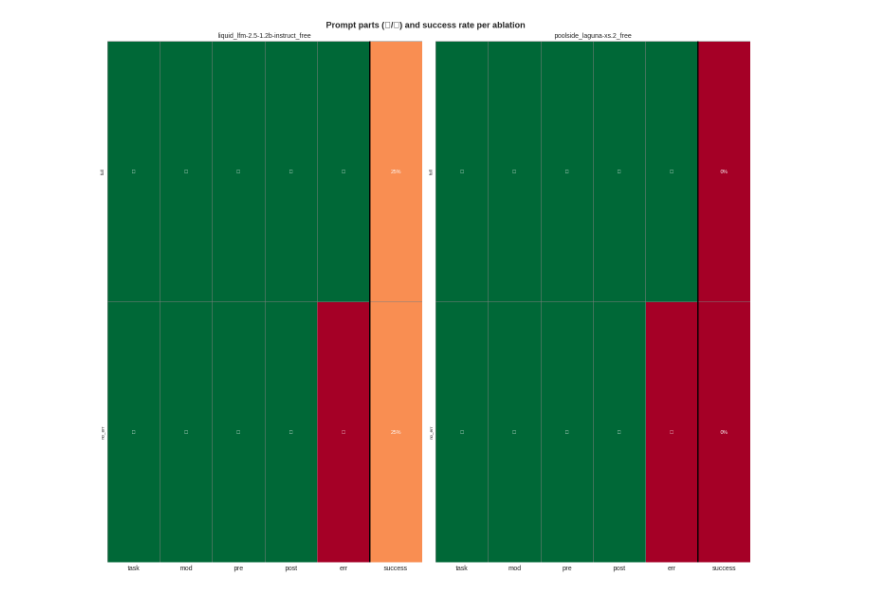
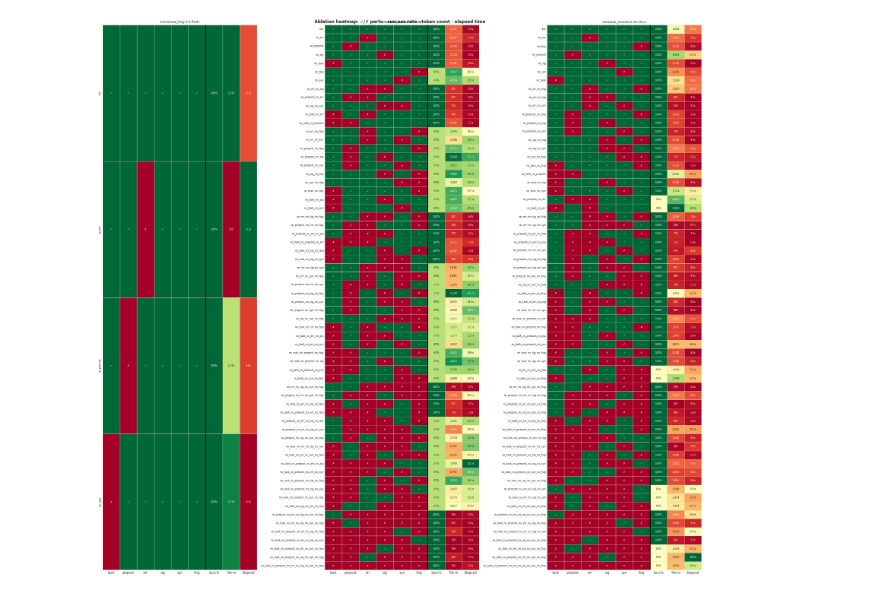
Before and after one commit to alschena/eiffel-tools, a Jupyter notebook: draft-paper/experiments/analysis.ipynb, the cells around one changed output. Saved outputs shown, nothing was run; the diff lists cells and outputs as text; code cells hidden in the pictures.

```diff
--- a/draft-paper/experiments/analysis.ipynb
+++ b/draft-paper/experiments/analysis.ipynb
@@ -6,12 +6,25 @@ from pathlib import Path
 import numpy as np
 import pandas as pd
 import matplotlib.pyplot as plt
+import matplotlib.ticker as mticker
 import seaborn as sns
+from IPython.display import display
 
 plt.style.use('seaborn-v0_8-darkgrid')
 sns.set_palette('husl')
 
 RESULTS_DIR = Path('results')
-PARTS = ['task', 'mod', 'pre', 'post', 'err']
+
+# Ablation axes — mirrors ABLATION in run_experiments.py
+PARTS = ['task', 'prepost', 'err', 'sig', 'syn', 'fsig']
+
+PART_LABELS = {
+    'task':    'Task instruction',
+    'prepost': 'Pre/post identifiers',
+    'err':     'Error message',
+    'sig':     'Verbatim signature',
+    'syn':     'Syntax guide',
+    'fsig':    'Full sig (require/ensure)',
+}
 # %%
 def parse_tag(tag):
@@ -224,40 +368,64 @@ liquid_lfm-2.5-1.2b-instruct_free  err     25.0      25.0    0.0
 # %%
-fig, axes = plt.subplots(1, len(models), figsize=(7 * len(models), 12))
+# ── heatmap: parts × metrics, averaged across all models ─────────────────────
+# Rows = ablation tags (sorted by Hamming weight then success rate);
+# Columns = part flags + success rate + mean prompt tokens (normalised)
+
+fig, axes = plt.subplots(1, len(models), figsize=(8 * len(models), max(12, 0.35 * len(agg))))
 if len(models) == 1:
     axes = [axes]
 
 for ax, model in zip(axes, models):
-    sub = abl[abl['model_slug'] == model].copy()
-    part_flags = (
-        df[df['model_slug'] == model]
-        .groupby('ablation_tag')[[f'has_{p}' for p in PARTS]]
-        .first()
+    sub_df = df[df['model_slug'] == model]
+    sub_agg = (
+        sub_df.groupby('ablation_tag')
+        .agg(
+            success_rate       = ('success', 'mean'),
+            mean_prompt_tokens = ('total_prompt_tokens', 'mean'),
+            mean_elapsed       = ('total_elapsed_time_seconds', 'mean'),
+            n_parts_off        = ('n_parts_off', 'first'),
+        )
         .reset_index()
     )
-    sub = sub.merge(part_flags, on='ablation_tag')
-    sub = sub.sort_values(['n_parts', 'success_rate'], ascending=[False, False])
+    part_f = sub_df.groupby('ablation_tag')[[f'has_{p}' for p in PARTS]].first().reset_index()
+    sub_agg = sub_agg.merge(part_f, on='ablation_tag')
+    sub_agg = sub_agg.sort_values(['n_parts_off', 'success_rate'], ascending=[True, False])
 
-    mat   = sub[[f'has_{p}' for p in PARTS]].astype(float).values
-    rates = sub['success_rate'].values
-    combined = np.hstack([mat, rates.reshape(-1, 1)])
+    mat   = sub_agg[[f'has_{p}' for p in PARTS]].astype(float).values
+    rates = sub_agg['success_rate'].values
+    toks  = sub_agg['mean_prompt_tokens'].values
+    elapsed = sub_agg['mean_elapsed'].values
 
-    annot = np.empty((len(sub), 6), dtype=object)
-    for r in range(len(sub)):
-        for c in range(5):
-            annot[r, c] = '\u2713' if mat[r, c] == 1 else '\u2717'
-        annot[r, 5] = f'{rates[r]*100:.0f}%'
+    # Normalise tokens and elapsed to [0,1] for the heatmap colour scale
+    tok_norm  = (toks  - toks.min())  / (toks.max()  - toks.min()  + 1e-9)
+    el_norm   = (elapsed - elapsed.min()) / (elapsed.max() - elapsed.min() + 1e-9)
 
-    sns.heatmap(combined, ax=ax, xticklabels=PARTS + ['success'],
-                yticklabels=sub['ablation_tag'].values, cmap='RdYlGn',
-                vmin=0, vmax=1, linewidths=0.5, linecolor='grey',
-                annot=annot, fmt='', annot_kws={'size': 8}, cbar=False)
-    ax.set_title(model, fontsize=10)
+    combined = np.hstack([mat, rates.reshape(-1, 1),
+                          tok_norm.reshape(-1, 1), el_norm.reshape(-1, 1)])
+
+    annot = np.empty(combined.shape, dtype=object)
+    for r in range(len(sub_agg)):
+        for c in range(len(PARTS)):
+            annot[r, c] = '✓' if mat[r, c] == 1 else '✗'
+        annot[r, len(PARTS)]     = f'{rates[r]*100:.0f}%'
+        annot[r, len(PARTS) + 1] = f'{toks[r]:,.0f}'
+        annot[r, len(PARTS) + 2] = f'{elapsed[r]:.1f}s'
+
+    col_labels = PARTS + ['Succ%', 'Tok-in', 'Elapsed']
+    sns.heatmap(combined, ax=ax,
+                xticklabels=col_labels,
+                yticklabels=sub_agg['ablation_tag'].values,
+                cmap='RdYlGn', vmin=0, vmax=1,
+                linewidths=0.4, linecolor='#ccc',
+                annot=annot, fmt='', annot_kws={'size': 7},
+                cbar=False)
+    ax.set_title(model, fontsize=9)
     ax.tick_params(axis='y', labelsize=7)
-    ax.tick_params(axis='x', labelsize=10)
-    ax.axvline(5, color='black', linewidth=2)
+    ax.tick_params(axis='x', labelsize=9)
+    ax.axvline(len(PARTS), color='black', linewidth=2)
 
-fig.suptitle('Prompt parts (\u2713/\u2717) and success rate per ablation', fontsize=13, fontweight='bold')
+fig.suptitle('Ablation heatmap: ✓/✗ parts · success rate · token count · elapsed time',
+             fontsize=12, fontweight='bold')
 plt.tight_layout()
 plt.show()
 # %% [output]
-[figure, old version]
+[figure, new version]
```
Also changed, not shown: parts of 14 cells of this notebook, 2 other files.
